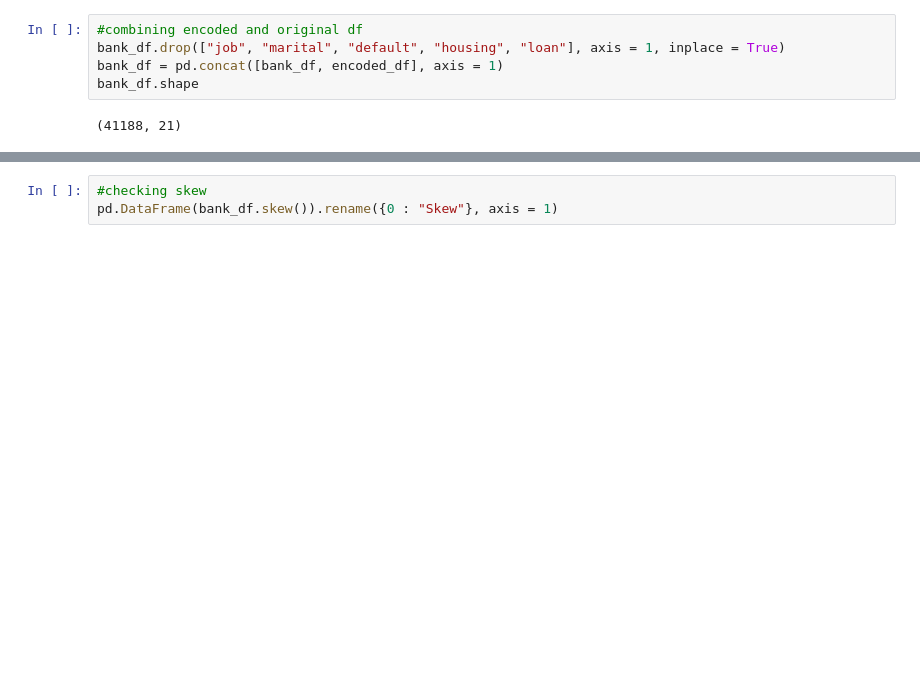
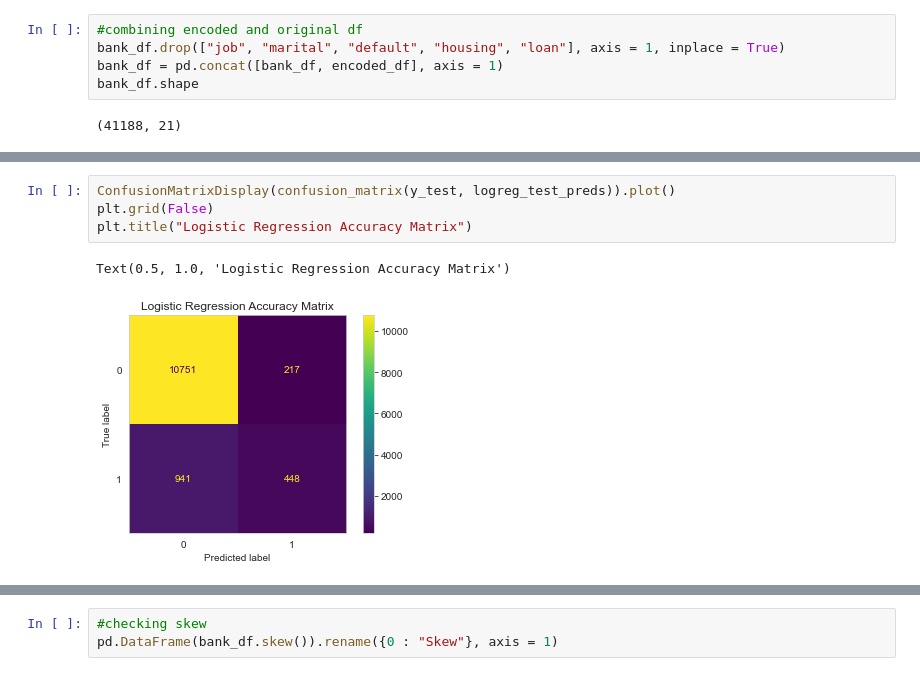
Before and after one commit to Lois-Wong/Marketing-Subscription-Classification, a Jupyter notebook: PAA_III.ipynb, the cells around one changed output, grey strips where cells are left out. Drawn from its saved outputs; the diff is of its cells as text; blank space fills up the shorter version.

```diff
--- a/PAA_III.ipynb
+++ b/PAA_III.ipynb
@@ -194,0 +353,7 @@ dtype: object
+# %%
+ConfusionMatrixDisplay(confusion_matrix(y_test, logreg_test_preds)).plot()
+plt.grid(False)
+plt.title("Logistic Regression Accuracy Matrix")
+# %% [output]
+Text(0.5, 1.0, 'Logistic Regression Accuracy Matrix')
+[figure, added]
```
Also changed, not shown: parts of 96 cells of this notebook.
